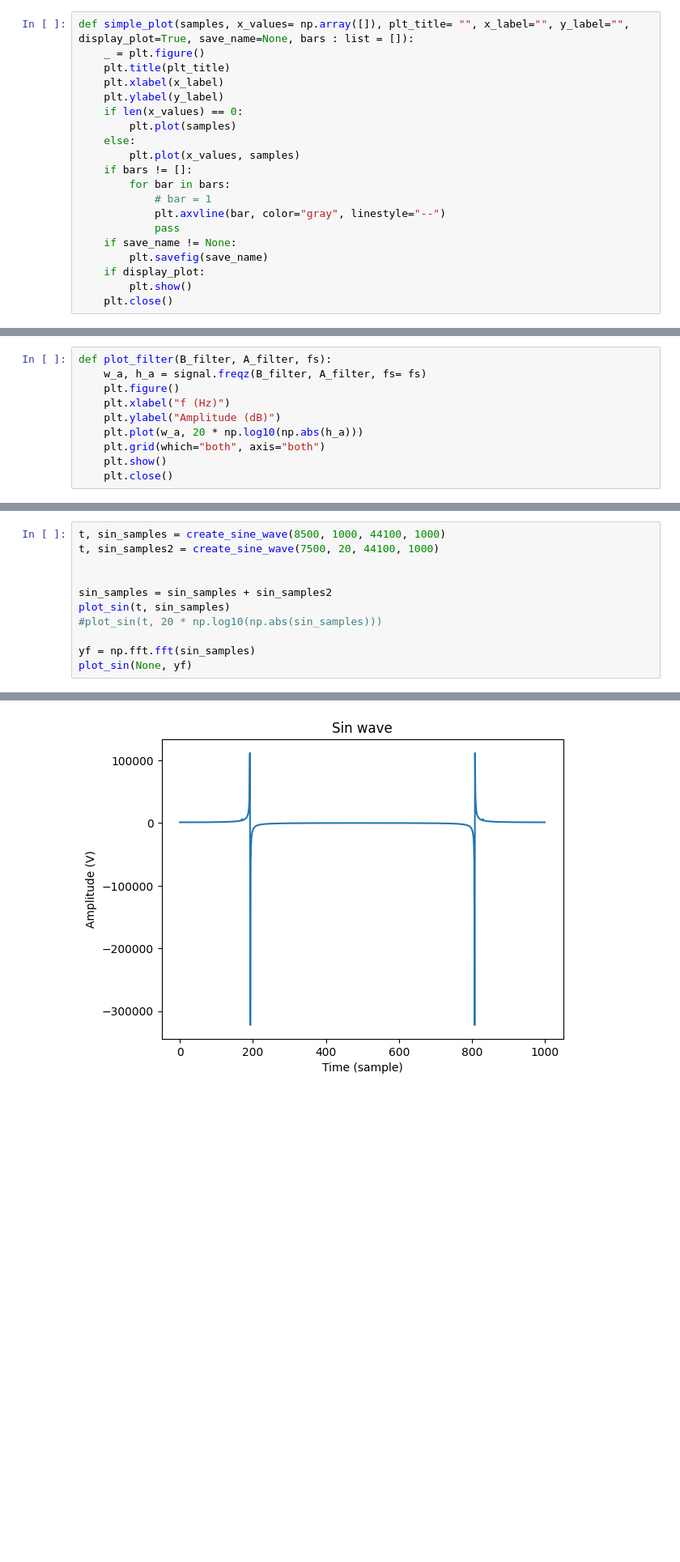
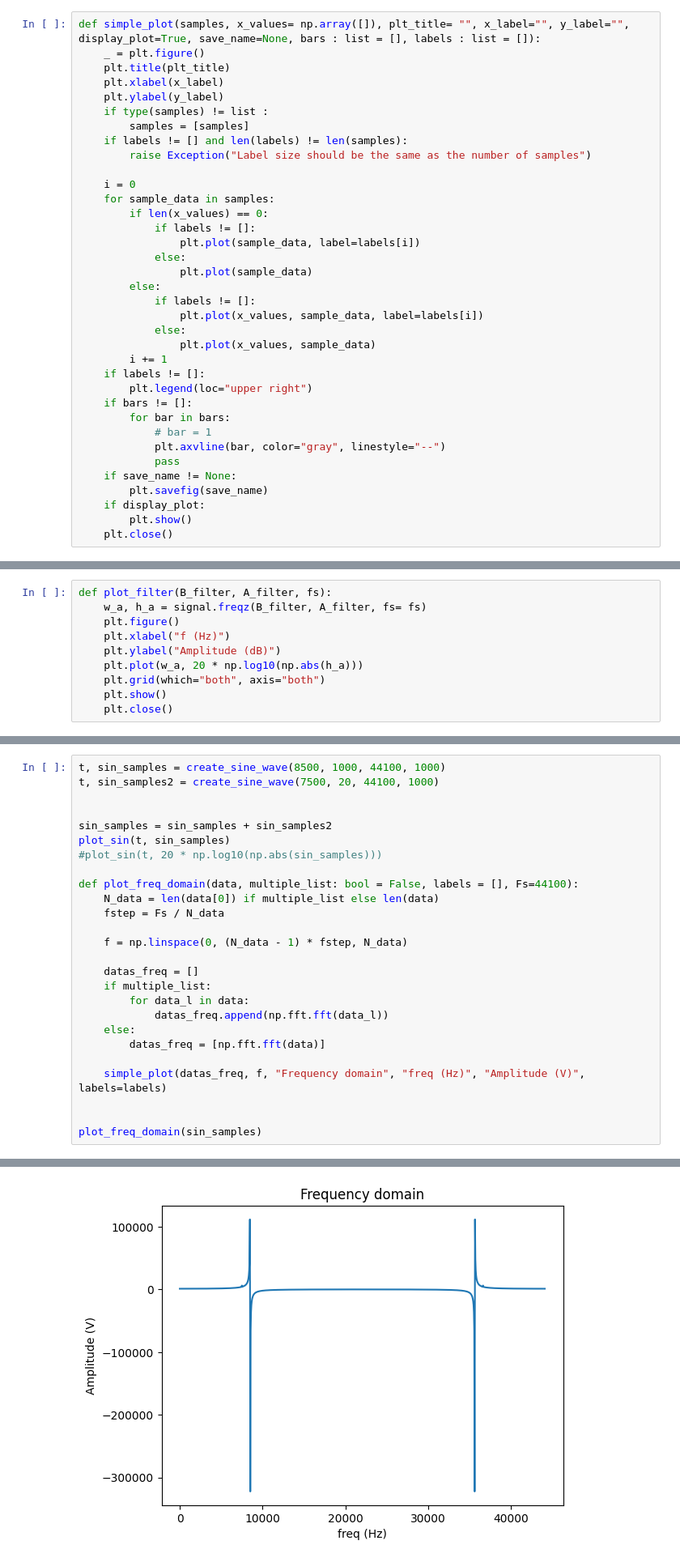
Before and after one commit to PizzaManStarted/projet_signal, a Jupyter notebook: code.ipynb, the cells around one changed output, grey strips where cells are left out. Shown at 81% size. Saved outputs shown, nothing was run; the diff lists cells and outputs as text; blank space fills up the shorter version.

```diff
--- a/code.ipynb
+++ b/code.ipynb
@@ -12,15 +12,31 @@ from zplane import *
 # %% [markdown]
 # 0. Plot functions
 # %%
-def simple_plot(samples, x_values= np.array([]), plt_title= "", x_label="", y_label="", display_plot=True, save_name=None, bars : list = []):
+def simple_plot(samples, x_values= np.array([]), plt_title= "", x_label="", y_label="", display_plot=True, save_name=None, bars : list = [], labels : list = []):
     _ = plt.figure()
     plt.title(plt_title)
     plt.xlabel(x_label)
     plt.ylabel(y_label)
-    if len(x_values) == 0:
-        plt.plot(samples)
-    else:
-        plt.plot(x_values, samples)
+    if type(samples) != list :
+        samples = [samples]
+    if labels != [] and len(labels) != len(samples):
+        raise Exception("Label size should be the same as the number of samples")
+
+    i = 0
+    for sample_data in samples:
+        if len(x_values) == 0:
+            if labels != []:
+                plt.plot(sample_data, label=labels[i])
+            else:
+                plt.plot(sample_data)
+        else:
+            if labels != []:
+                plt.plot(x_values, sample_data, label=labels[i])
+            else:
+                plt.plot(x_values, sample_data)
+        i += 1
+    if labels != []:
+        plt.legend(loc="upper right")
     if bars != []:
         for bar in bars:
             # bar = 1
@@ -274,17 +291,32 @@ plot_filter(B_cheby, A_cheby, 44100)
 # %%
 t, sin_samples = create_sine_wave(8500, 1000, 44100, 1000)
 t, sin_samples2 = create_sine_wave(7500, 20, 44100, 1000)
 
 
 sin_samples = sin_samples + sin_samples2
 plot_sin(t, sin_samples)
 #plot_sin(t, 20 * np.log10(np.abs(sin_samples)))
 
-yf = np.fft.fft(sin_samples)
-plot_sin(None, yf)
+def plot_freq_domain(data, multiple_list: bool = False, labels = [], Fs=44100):
+    N_data = len(data[0]) if multiple_list else len(data)
+    fstep = Fs / N_data
+
+    f = np.linspace(0, (N_data - 1) * fstep, N_data)
+
+    datas_freq = []
+    if multiple_list:
+        for data_l in data:
+            datas_freq.append(np.fft.fft(data_l))
+    else:
+        datas_freq = [np.fft.fft(data)]
+
+    simple_plot(datas_freq, f, "Frequency domain", "freq (Hz)", "Amplitude (V)", labels=labels)
+
+
+plot_freq_domain(sin_samples)
 # %% [output]
 [figure]
-[figure, old version]
+[figure, new version]
 # %%
 # Let's apply the filter to our function
 
```
Also changed, not shown: parts of 13 cells of this notebook.
